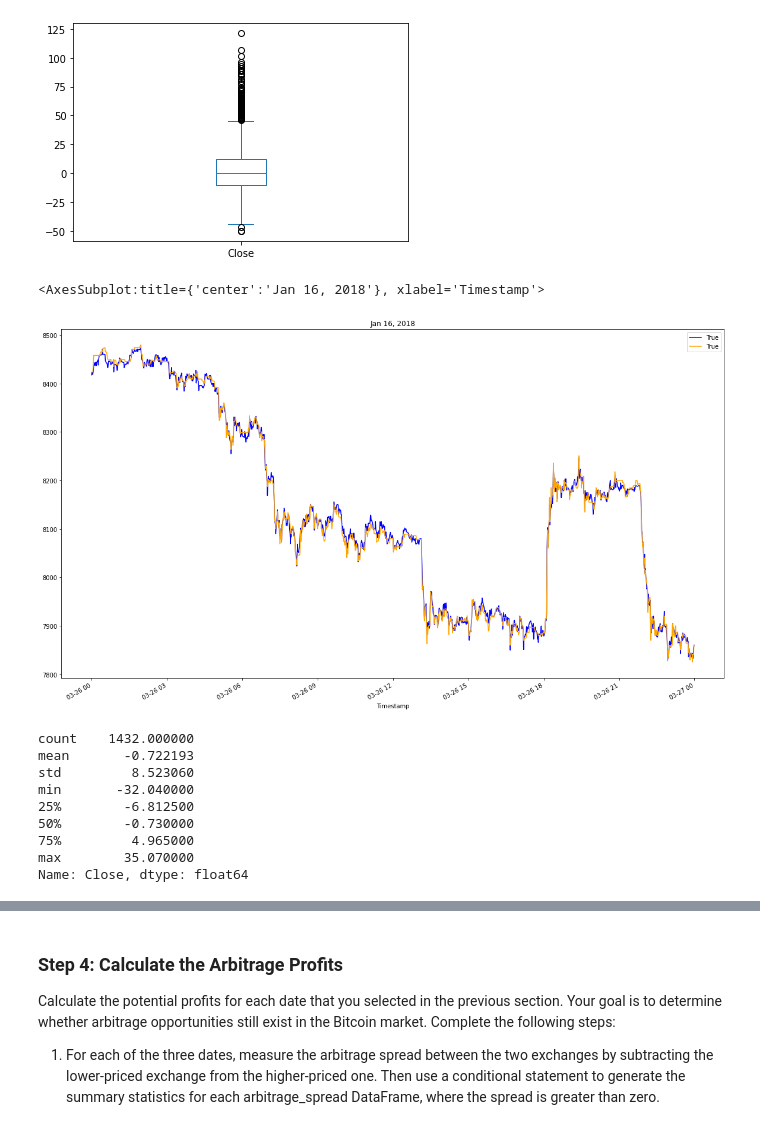
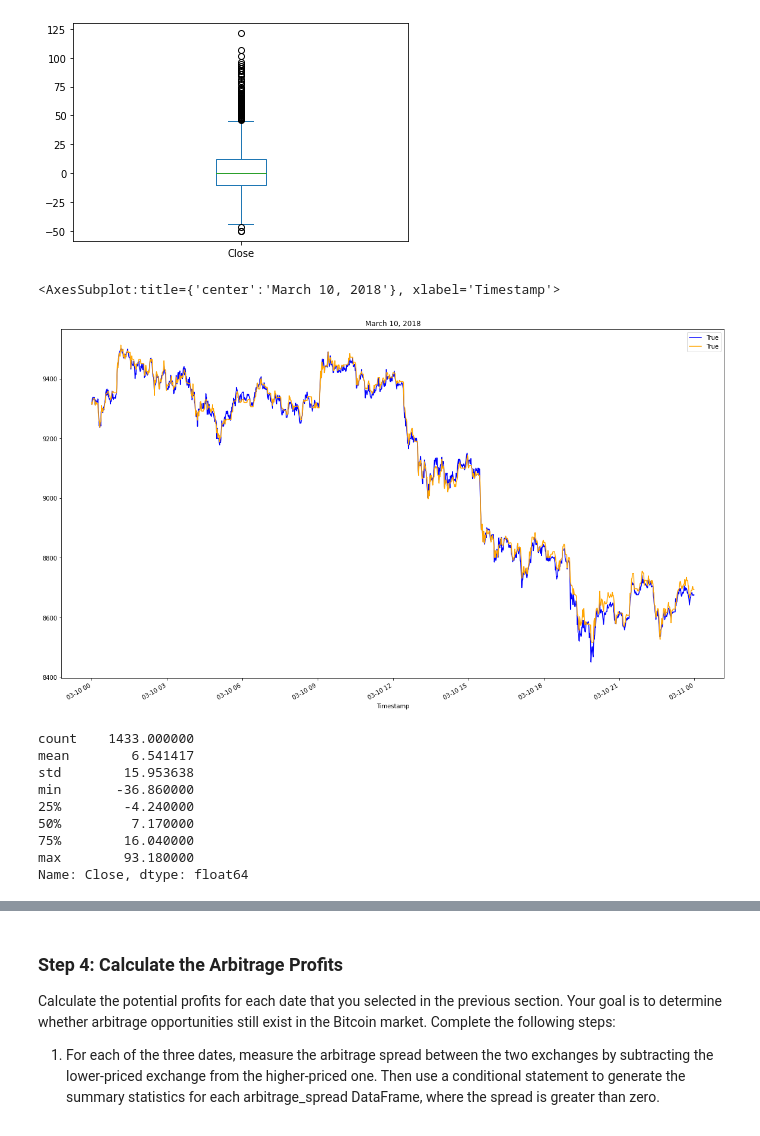
Before and after one commit to smruthid/FinancialAnalysisOfBitcoin, a Jupyter notebook: crypto_arbitrage.ipynb, the cells around one changed output, grey strips where cells are left out. Drawn from its saved outputs; the diff is of its cells as text; code cells hidden in the pictures.

```diff
--- a/crypto_arbitrage.ipynb
+++ b/crypto_arbitrage.ipynb
@@ -330,27 +330,27 @@ arbitrage_spread_middle.plot(kind='box')
 # %%
 # Create an overlay plot that visualizes the two dataframes over a period of one day from late in the dataset.
 # Be sure that the plots include the parameters `legend`, `figsize`, `title`, `color` and `label`
-bitstamp_sliced.loc['2018-03-26'].plot(legend=True, figsize=(20, 12), title='Jan 16, 2018', color='blue', label=True)
-coinbase_sliced.loc['2018-03-26'].plot(legend=True, figsize=(20, 12), color='orange', label=True)
+bitstamp_sliced.loc['2018-03-10'].plot(legend=True, figsize=(20, 12), title='March 10, 2018', color='blue', label=True)
+coinbase_sliced.loc['2018-03-10'].plot(legend=True, figsize=(20, 12), color='orange', label=True)
 # %% [output]
-<AxesSubplot:title={'center':'Jan 16, 2018'}, xlabel='Timestamp'>
+<AxesSubplot:title={'center':'March 10, 2018'}, xlabel='Timestamp'>
-[figure, old version]
+[figure, new version]
 # %%
 # Using the date from the late that you have selected, calculate the arbitrage spread
 # by subtracting the bitstamp lower closing prices from the coinbase higher closing prices
-arbitrage_spread_late = coinbase_sliced.loc['2018-03-26'] - bitstamp_sliced.loc['2018-03-26']
+arbitrage_spread_late = coinbase_sliced.loc['2018-03-10'] - bitstamp_sliced.loc['2018-03-10']
 
 # Generate summary statistics for the late DataFrame
 arbitrage_spread_late.describe()
 # %% [output]
-count    1432.000000
-mean       -0.722193
-std         8.523060
-min       -32.040000
-25%        -6.812500
-50%        -0.730000
-75%         4.965000
-max        35.070000
+count    1433.000000
+mean        6.541417
+std        15.953638
+min       -36.860000
+25%        -4.240000
+50%         7.170000
+75%        16.040000
+max        93.180000
 Name: Close, dtype: float64
 # %%
 # Visualize the arbitrage spread from late in the dataset in a box plot
```
Also changed, not shown: parts of 4 cells of this notebook.
